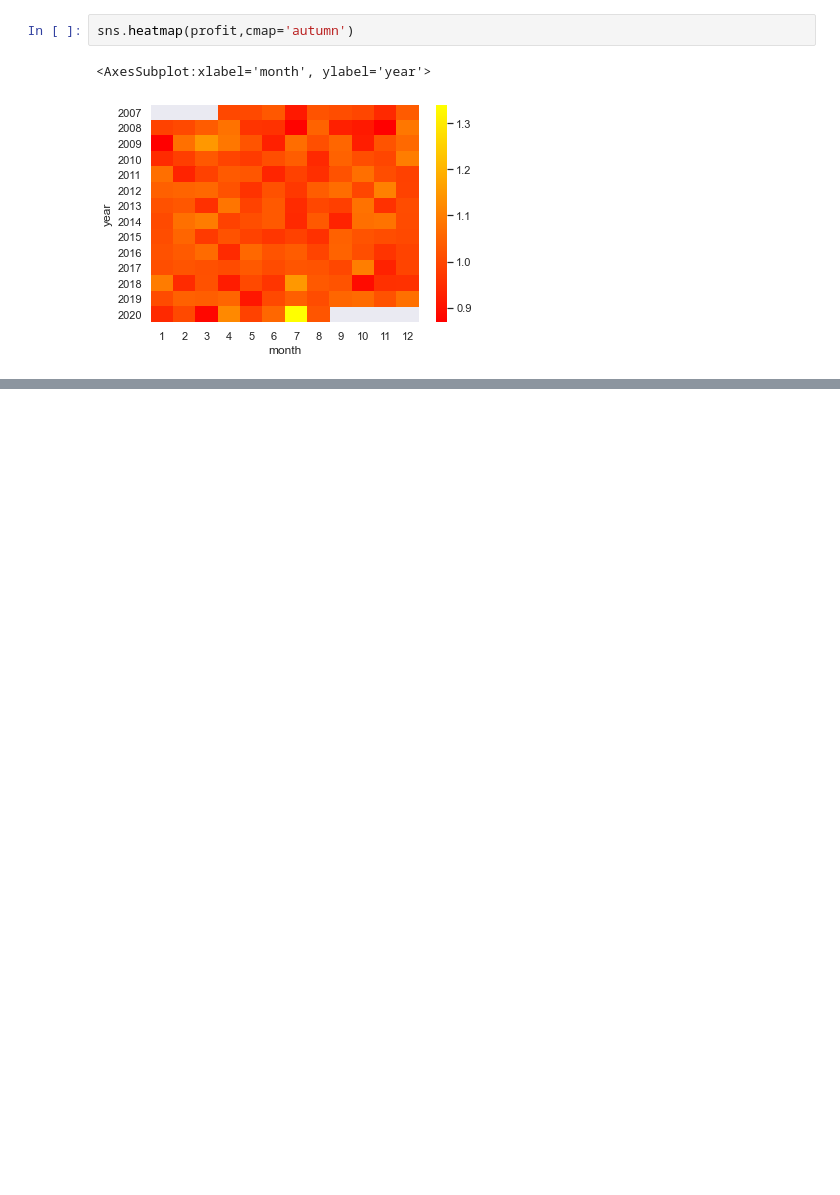
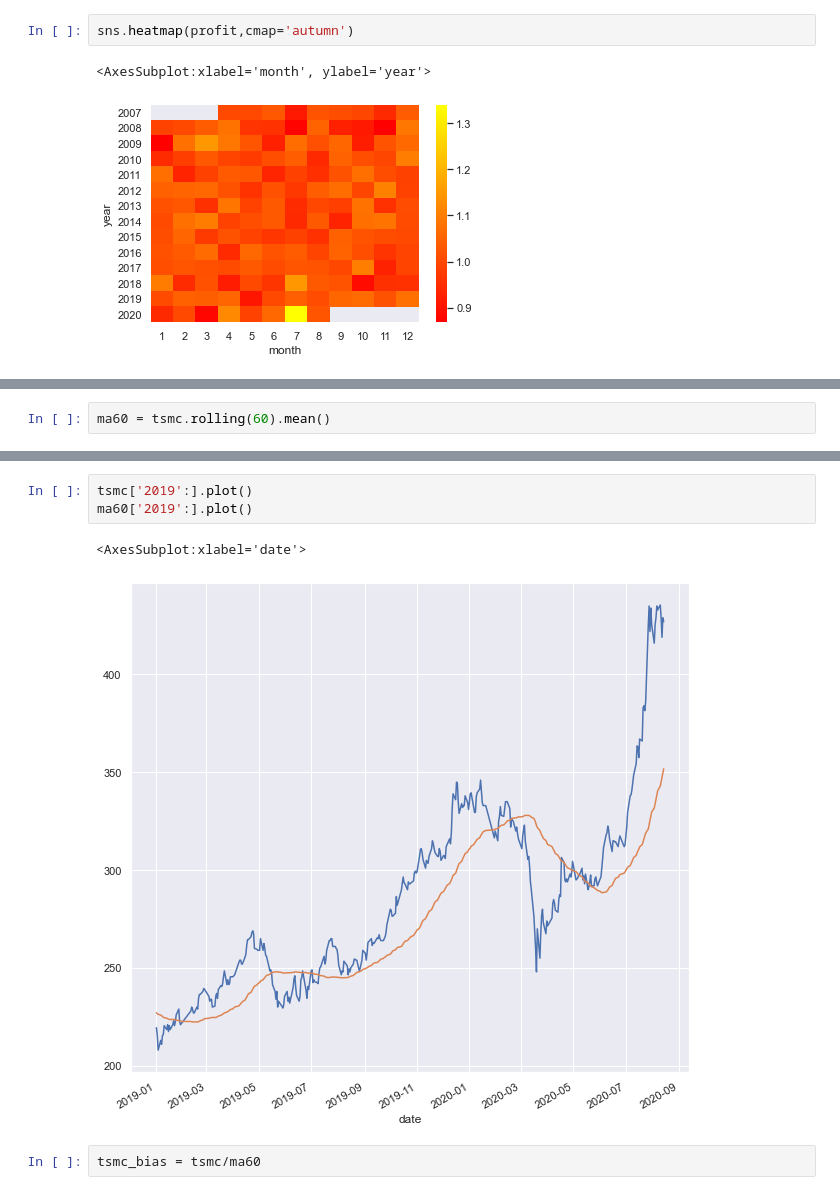
Before and after one commit to cmh841015/DLCourse2020, a Jupyter notebook: GetData.ipynb, the cells around one changed output, grey strips where cells are left out. Cells and saved outputs as stored; diff of their text form; blank space fills up the shorter version.

```diff
--- a/GetData.ipynb
+++ b/GetData.ipynb
@@ -242,0 +282,2 @@ sns.heatmap(profit,cmap='autumn')
+# %%
+ma60 = tsmc.rolling(60).mean()
@@ -242,0 +300,8 @@ sns.heatmap(profit,cmap='autumn')
+# %%
+tsmc['2019':].plot()
+ma60['2019':].plot()
+# %% [output]
+<AxesSubplot:xlabel='date'>
+[figure, added]
+# %%
+tsmc_bias = tsmc/ma60
```
Also changed, not shown: parts of 8 cells of this notebook.
